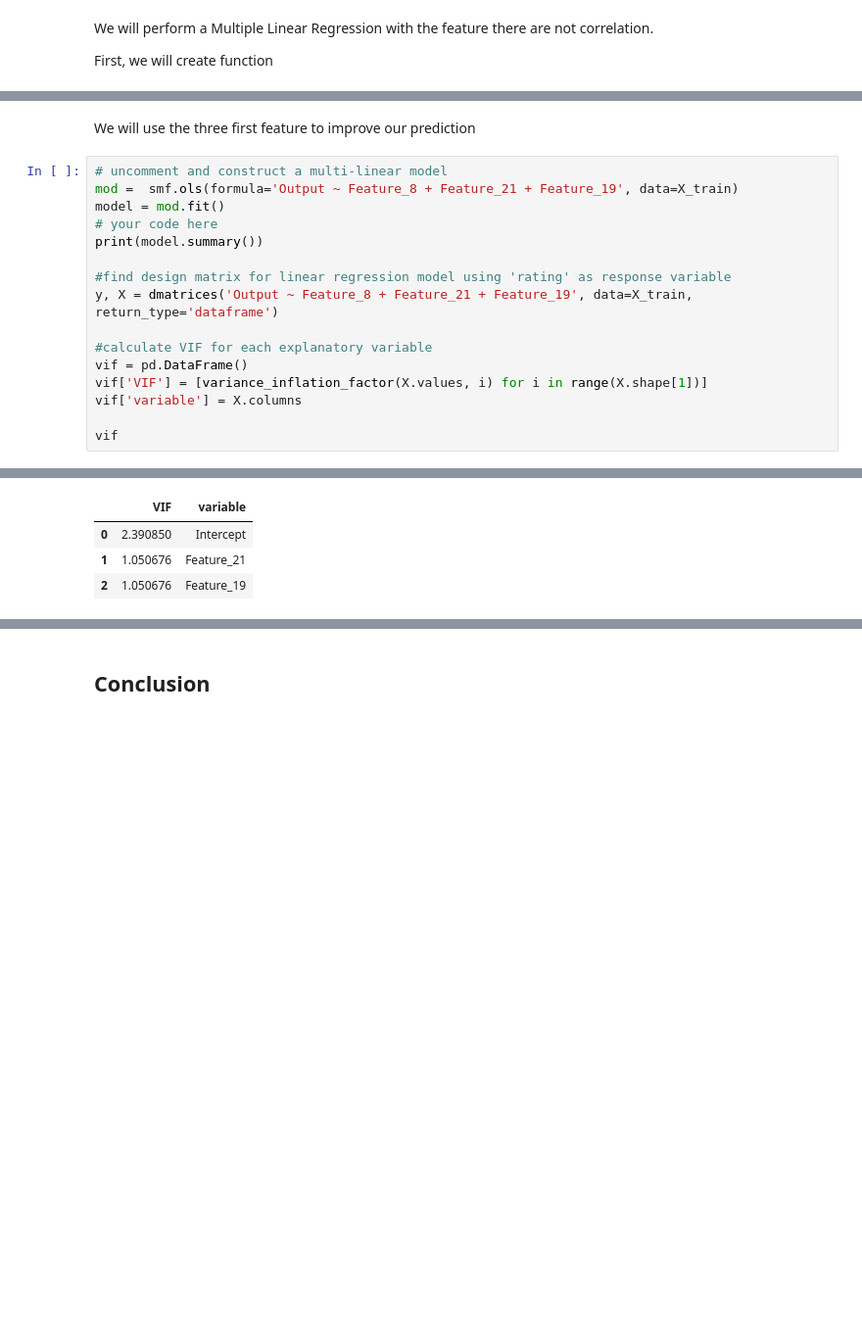
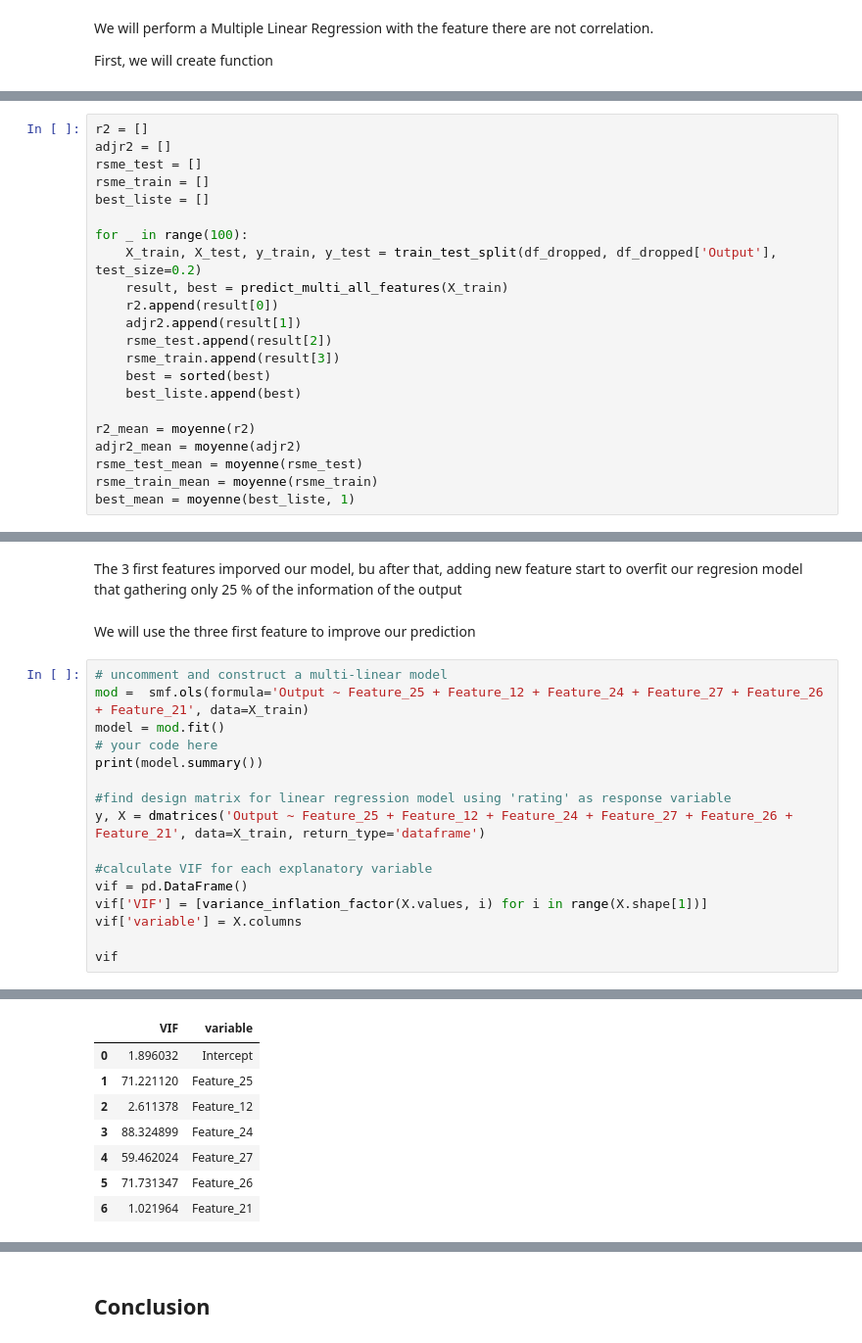
Before and after one commit to FranckMSDS/ML, a Jupyter notebook: Classification Event.ipynb, the cells around one changed output, grey strips where cells are left out. Shown at 98% size. Cells and saved outputs as stored; diff of their text form; blank space fills up the shorter version.

```diff
--- a/Classification Event.ipynb
+++ b/Classification Event.ipynb
@@ -579,0 +546,22 @@ The 3 first features imporved our model, bu after that, adding new feature start
+# %%
+r2 = []
+adjr2 = []
+rsme_test = []
+rsme_train = []
+best_liste = []
+
+for _ in range(100):
+    X_train, X_test, y_train, y_test = train_test_split(df_dropped, df_dropped['Output'], test_size=0.2)
+    result, best = predict_multi_all_features(X_train)
+    r2.append(result[0])
+    adjr2.append(result[1])
+    rsme_test.append(result[2])
+    rsme_train.append(result[3])
+    best = sorted(best)
+    best_liste.append(best)
+
+r2_mean = moyenne(r2)
+adjr2_mean = moyenne(adjr2)
+rsme_test_mean = moyenne(rsme_test)
+rsme_train_mean = moyenne(rsme_train)
+best_mean = moyenne(best_liste, 1)
@@ -580,14 +612,16 @@ The 3 first features imporved our model, bu after that, adding new feature start
+# %% [markdown]
+The 3 first features imporved our model, bu after that, adding new feature start to overfit our regresion model that gathering only 25 % of the information of the output
 # %% [markdown]
 We will use the three first feature to improve our prediction
 # %%
 # uncomment and construct a multi-linear model
-mod =  smf.ols(formula='Output ~ Feature_8 + Feature_21 + Feature_19', data=X_train)
+mod =  smf.ols(formula='Output ~ Feature_25 + Feature_12 + Feature_24 + Feature_27 + Feature_26 + Feature_21', data=X_train)
 model = mod.fit()
 # your code here
 print(model.summary())
 
 #find design matrix for linear regression model using 'rating' as response variable
-y, X = dmatrices('Output ~ Feature_8 + Feature_21 + Feature_19', data=X_train, return_type='dataframe')
+y, X = dmatrices('Output ~ Feature_25 + Feature_12 + Feature_24 + Feature_27 + Feature_26 + Feature_21', data=X_train, return_type='dataframe')
 
 #calculate VIF for each explanatory variable
 vif = pd.DataFrame()
@@ -615,5 +649,9 @@ Notes:
 strong multicollinearity or other numerical problems.
 |  | VIF | variable |
-| 0 | 2.390850 | Intercept |
-| 1 | 1.050676 | Feature_21 |
-| 2 | 1.050676 | Feature_19 |
+| 0 | 1.896032 | Intercept |
+| 1 | 71.221120 | Feature_25 |
+| 2 | 2.611378 | Feature_12 |
+| 3 | 88.324899 | Feature_24 |
+| 4 | 59.462024 | Feature_27 |
+| 5 | 71.731347 | Feature_26 |
+| 6 | 1.021964 | Feature_21 |
```
Also changed, not shown: parts of 101 cells of this notebook.
